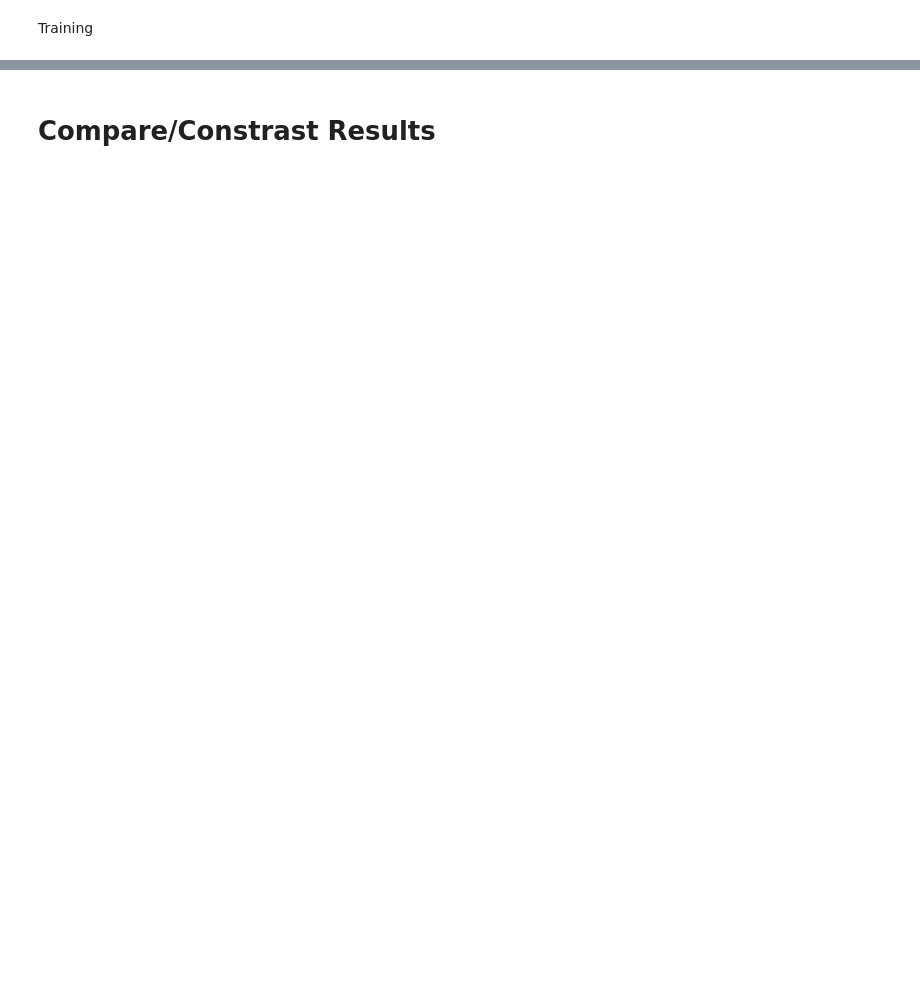
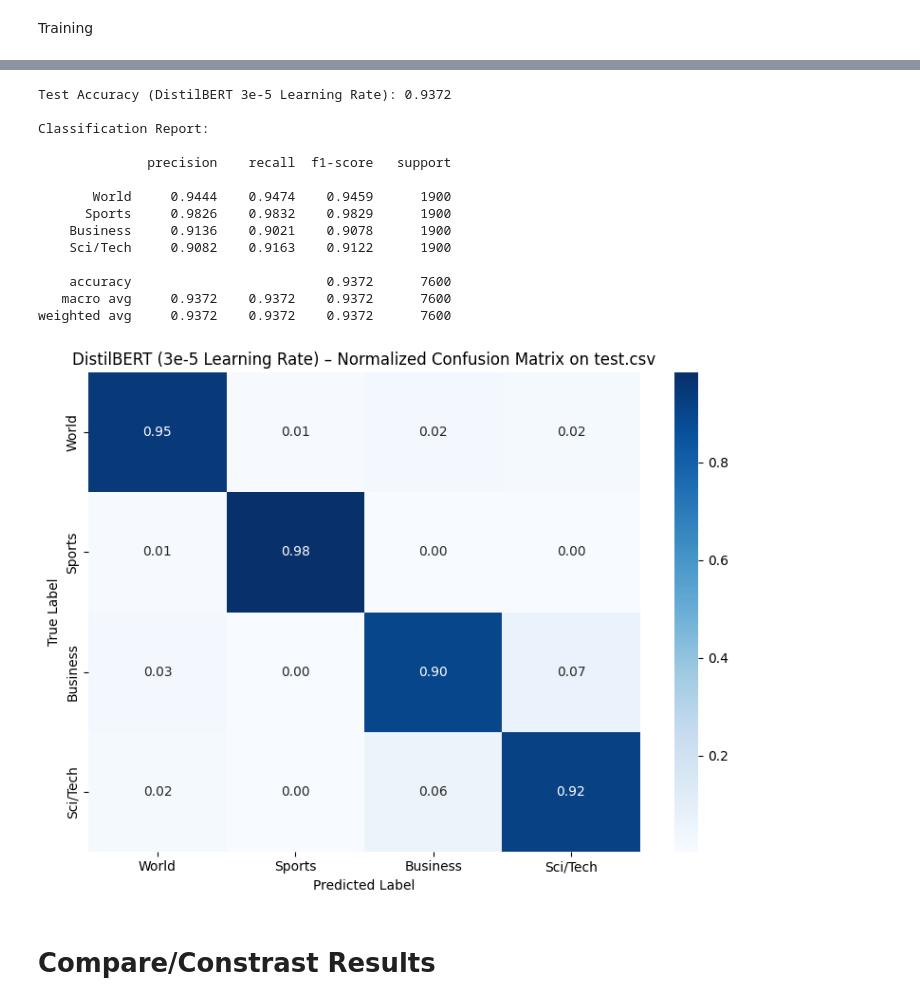
Before and after one commit to Victor-Tung/CS171_news_classification, a Jupyter notebook: CS171_news_classification.ipynb, the cells around one changed output, grey strips where cells are left out. Drawn from its saved outputs; the diff is of its cells as text; code cells hidden in the pictures; blank space fills up the shorter version.

```diff
--- a/CS171_news_classification.ipynb
+++ b/CS171_news_classification.ipynb
@@ -604,39 +823,56 @@ all_preds = np.array(all_preds)
 all_true  = np.array(all_true)
 
 test_acc_distil = (all_preds == all_true).mean()
-print(f"Test Accuracy (DistilBERT): {test_acc_distil:.4f}")
+print(f"Test Accuracy (DistilBERT 3e-5 Learning Rate): {test_acc_distil:.4f}")
 
 predicted_class_ids = label_encoder.inverse_transform(all_preds)
 true_class_ids      = label_encoder.inverse_transform(all_true)
 predicted_labels    = [class_names[i] for i in predicted_class_ids]
 true_labels_named   = [class_names[i] for i in true_class_ids]
 
 class_label_names = list(class_names.values())
 
 print("\nClassification Report:\n")
 print(classification_report(
     true_labels_named,
     predicted_labels,
     labels=class_label_names,
     digits=4,
 ))
 
 cm = confusion_matrix(true_labels_named, predicted_labels, labels=class_label_names)
 cm_normalized = cm.astype("float") / np.maximum(cm.sum(axis=1, keepdims=True), 1)
 
 plt.figure(figsize=(8, 6))
 sns.heatmap(
     cm_normalized,
     annot=True,
     fmt=".2f",
     cmap="Blues",
     xticklabels=class_label_names,
     yticklabels=class_label_names,
 )
 plt.xlabel("Predicted Label")
 plt.ylabel("True Label")
-plt.title("DistilBERT – Normalized Confusion Matrix on test.csv")
+plt.title("DistilBERT (3e-5 Learning Rate) – Normalized Confusion Matrix on test.csv")
 plt.tight_layout()
+plt.savefig('/content/drive/MyDrive/CS171/distilbert_faster_learning_rate_confusion_matrix.png', dpi=150, bbox_inches='tight')
 plt.show()
+# %% [output]
+Test Accuracy (DistilBERT 3e-5 Learning Rate): 0.9372
+
+Classification Report:
+
+              precision    recall  f1-score   support
+
+       World     0.9444    0.9474    0.9459      1900
+      Sports     0.9826    0.9832    0.9829      1900
+    Business     0.9136    0.9021    0.9078      1900
+    Sci/Tech     0.9082    0.9163    0.9122      1900
+
+    accuracy                         0.9372      7600
+   macro avg     0.9372    0.9372    0.9372      7600
+weighted avg     0.9372    0.9372    0.9372      7600
+[figure, added]
 # %% [markdown]
 # Compare/Constrast Results
```
Also changed, not shown: parts of 17 cells of this notebook.
